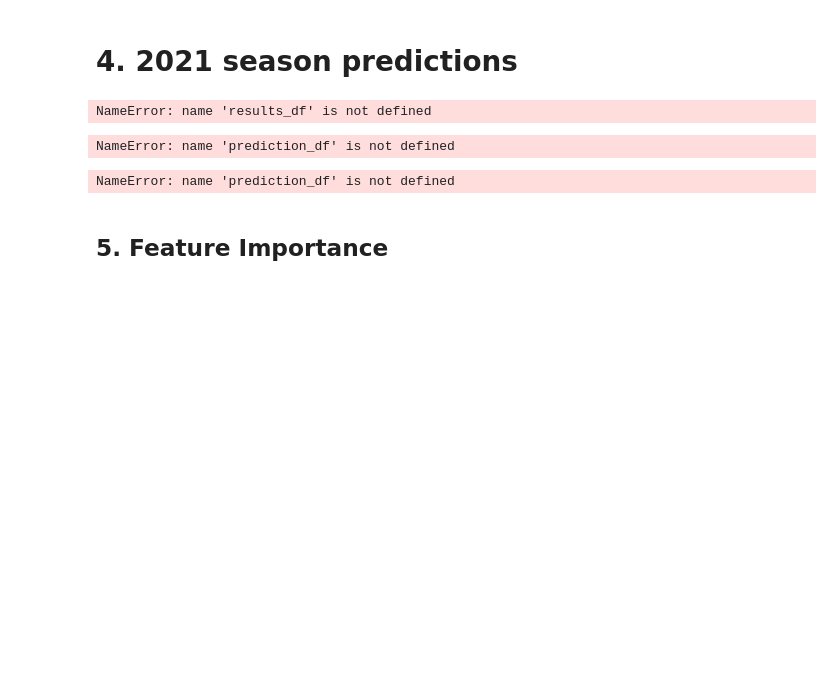
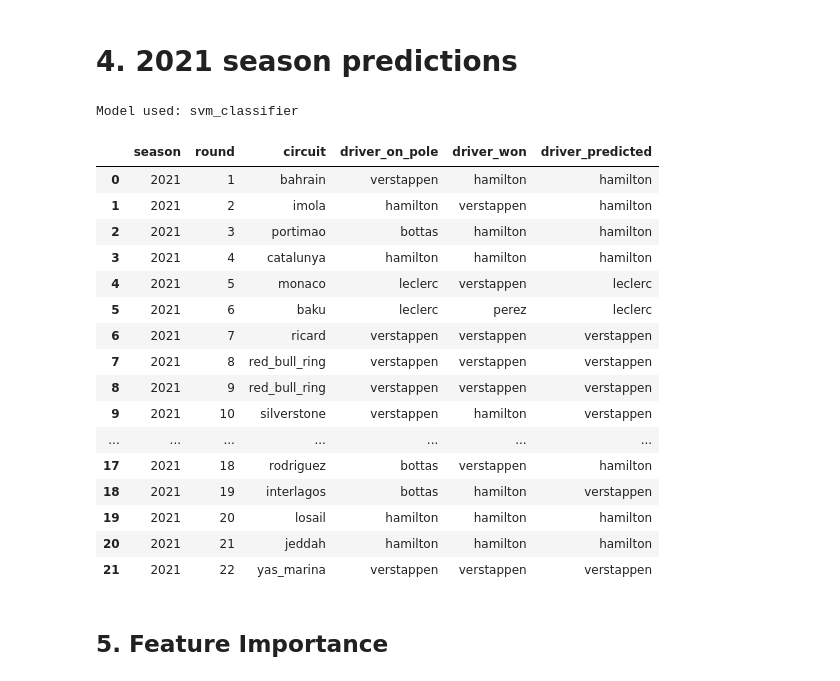
Before and after one commit to felipesanze/F1_Predictor, a Jupyter notebook: 4_Modeling.ipynb, the cells around one changed output. Drawn from its saved outputs; the diff is of its cells as text; code cells hidden in the pictures; blank space fills up the shorter version.

Commit message:
dynamic model selection based on gridsearch

```diff
--- a/4_Modeling.ipynb
+++ b/4_Modeling.ipynb
@@ -356,12 +365,19 @@ results_df[results_df['model'] == 'svm_classifier'].score.hist(bins=15)
 # %% [markdown]
 # 4. 2021 season predictions
 # %%
-# Best model results - Random Forest Classifier
+# Best model results - Random Forest Classifier or SVM Classifier
 
 best_params = list(results_df.iloc[0,1]) # fetch the best parameters from results_df
-best_params_dict = {'criterion': best_params[0], 'max_features': best_params[1], 'max_depth': best_params[2]}
-rfc = RandomForestClassifier(criterion=criterion, max_features=max_features, max_depth=max_depth, n_jobs=-1, random_state=8)
-rfc.fit(X_train, y_train)
+
+#choosing the best model according to GridSearch
+if results_df.iloc[0,0] == 'random_forest_classifier':
+    model = RandomForestClassifier(criterion=best_params[0], max_features=best_params[1], max_depth=best_params[2], n_jobs=-1, random_state=8)
+elif results_df.iloc[0,0] == 'svm_classifier':
+    model = svm.SVC(probability = True, gamma = best_params[0], C = best_params[1], kernel = best_params[2])
+
+print('Model used: ' + str(results_df.iloc[0,0]))
+
+model.fit(X_train, y_train)
 
 race_predictions = []
 
@@ -394,7 +410,7 @@ for race in df[df.season == test_season]['round'].unique():
 
 prediction_df = pd.concat(race_predictions) # concatenate all predictions for all races into one DataFrame
 # %% [output]
-NameError: name 'results_df' is not defined
+Model used: svm_classifier
 # %%
 # Undummification of some cat features to construct the final summary table
 
@@ -410,9 +426,9 @@ prediction_df['driver'] = prediction_df['driver'].apply(lambda x: x.split('_')[-
 
 # constructors
 constructors = [item for item in df.columns if 'constructor_' in item] # create list of constructors for undummification
-constructors.remove('driver_points')
-constructors.remove('driver_wins')
-constructors.remove('driver_standings_pos')
+constructors.remove('constructor_points')
+constructors.remove('constructor_wins')
+constructors.remove('constructor_standings_pos')
 constructors_no_dummies = list(prediction_df[constructors].idxmax(axis=1))
 prediction_df['constructor'] = constructors_no_dummies
 prediction_df['constructor'] = prediction_df['constructor'].apply(lambda x: x.replace('constructor_', ''))
@@ -422,31 +438,45 @@ circuits = [item for item in df.columns if 'circuit_id_' in item] # create list
 circuits_no_dummies = list(prediction_df[circuits].idxmax(axis=1))
 prediction_df['circuit'] = circuits_no_dummies
 prediction_df['circuit'] = prediction_df['circuit'].apply(lambda x: x.replace('circuit_id_', ''))
-# %% [output]
-NameError: name 'prediction_df' is not defined
 # %%
 # Putting together the final summary Table
 
-summary = prediction_df[prediction_df['predicted'] == 1].sort_values(by='round')
+summary = prediction_df[prediction_df['predicted'] == 1].sort_values(by='round').reset_index(drop=True)
 win_df = prediction_df[prediction_df['win'] == 1].sort_values(by='round')
 predicted_df = prediction_df[prediction_df['predicted'] == 1].sort_values(by='round')
 pole_df = prediction_df[prediction_df['grid'] == 1].sort_values(by='round')
 
 # driver_won
 driver_won = list(win_df['driver'])
 summary['driver_won'] = driver_won
 # driver _predicted
 driver_predicted = list(predicted_df['driver'])
 summary['driver_predicted'] = driver_predicted
 # driver_on_pole
 driver_on_pole = list(pole_df['driver'])
 summary['driver_on_pole'] = driver_on_pole
 
 summary = summary[['season', 'round', 'circuit', 'driver_on_pole', 'driver_won', 'driver_predicted']]
 summary.to_csv('data/prediction_summary_' + str(test_season) + '.csv')
 summary
 # %% [output]
-NameError: name 'prediction_df' is not defined
+|  | season | round | circuit | driver_on_pole | driver_won | driver_predicted |
+| 0 | 2021 | 1 | bahrain | verstappen | hamilton | hamilton |
+| 1 | 2021 | 2 | imola | hamilton | verstappen | hamilton |
+| 2 | 2021 | 3 | portimao | bottas | hamilton | hamilton |
+| 3 | 2021 | 4 | catalunya | hamilton | hamilton | hamilton |
+| 4 | 2021 | 5 | monaco | leclerc | verstappen | leclerc |
+| 5 | 2021 | 6 | baku | leclerc | perez | leclerc |
+| 6 | 2021 | 7 | ricard | verstappen | verstappen | verstappen |
+| 7 | 2021 | 8 | red_bull_ring | verstappen | verstappen | verstappen |
+| 8 | 2021 | 9 | red_bull_ring | verstappen | verstappen | verstappen |
+| 9 | 2021 | 10 | silverstone | verstappen | hamilton | verstappen |
+| ... | ... | ... | ... | ... | ... | ... |
+| 17 | 2021 | 18 | rodriguez | bottas | verstappen | hamilton |
+| 18 | 2021 | 19 | interlagos | bottas | hamilton | verstappen |
+| 19 | 2021 | 20 | losail | hamilton | hamilton | hamilton |
+| 20 | 2021 | 21 | jeddah | hamilton | hamilton | hamilton |
+| 21 | 2021 | 22 | yas_marina | verstappen | verstappen | verstappen |
 # %% [markdown]
 ## 5. Feature Importance
 # %%
```
Also changed, not shown: parts of 14 cells of this notebook, 3 other files.
